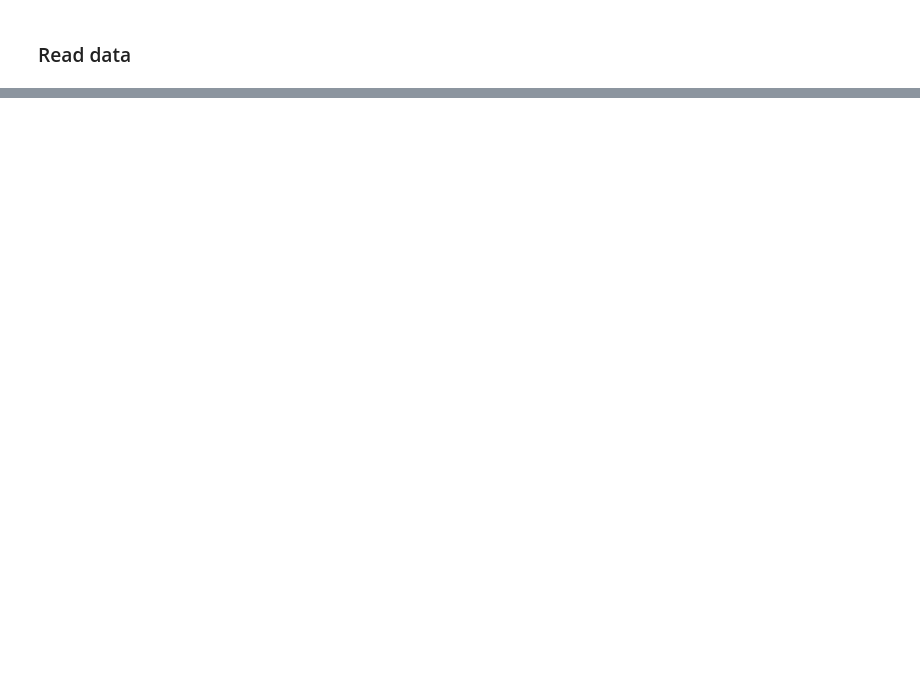
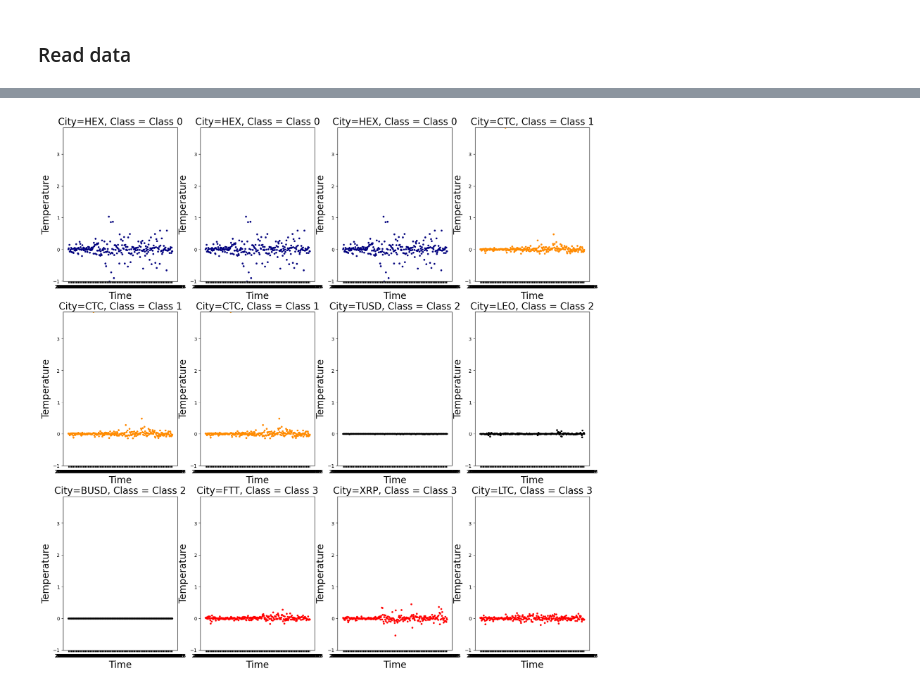
Before and after one commit to FedeScenna/Crypto_NetworkAnalysis, a Jupyter notebook: 06_ClusterAnalysis.ipynb, the cells around one changed output, grey strips where cells are left out. Cells and saved outputs as stored; diff of their text form; code cells hidden in the pictures; blank space fills up the shorter version.

```diff
--- a/06_ClusterAnalysis.ipynb
+++ b/06_ClusterAnalysis.ipynb
@@ -37,6 +26,0 @@ n_clusters = range(3,11)
-# %%
-# Training using kShape
-
-for i in n_clusters:
-    ks = KShape(n_clusters=i, max_iter=100, n_init=100,verbose=0)
-    y_pred = ks.fit_predict(X_train)
@@ -60,0 +70,15 @@ plt.show()
+# %%
+plt.figure(figsize=(20,20))
+k_dict = {'1':0,'2':0,'3':0,'4':1,'5':1,'6':1,'7':2,'8':2,'9':2, '10':3, '11':3, '12':3}
+colors = ['navy']*3+['darkorange']*3+['k']*3 + ['red']*3
+Names = ['Class 0']*3+['Class 1']*3+['Class 2']*3 + ['Class 3']*3
+for j in range(1,13):
+    plt.subplot(3,4,j)
+    k = np.random.choice(np.where(y==k_dict[str(j)])[0])
+    plt.plot(x,data_array[k],'.',color=colors[j-1])
+    plt.ylabel('Temperature',fontsize=20)
+    plt.xlabel('Time',fontsize=20)
+    plt.title('City=%s, Class = %s'%(coins_list[k],Names[j-1]),fontsize=20)
+    plt.ylim(data_array.min(),data_array.max())
+# %% [output]
+[figure, added]
```
Also changed, not shown: parts of 16 cells of this notebook.
